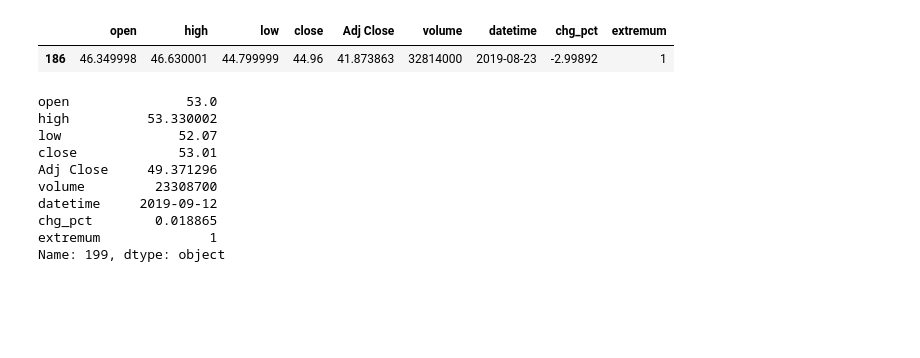
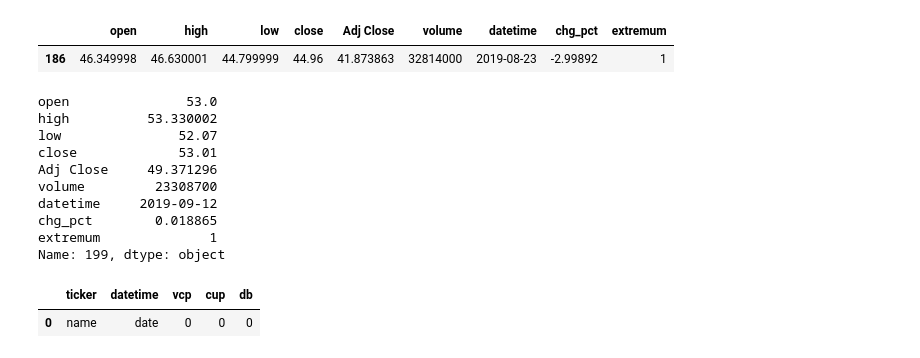
Before and after one commit to Rain1047/Short_Mid_Trend_Trading_System, a Jupyter notebook: strategy/strategy02_buy/vcp_pattern.ipynb, the cells around one changed output. Saved outputs shown, nothing was run; the diff lists cells and outputs as text; code cells hidden in the pictures; blank space fills up the shorter version.

```diff
--- a/strategy/strategy02_buy/vcp_pattern.ipynb
+++ b/strategy/strategy02_buy/vcp_pattern.ipynb
@@ -468,3 +468,10 @@ datetime     2019-09-12
 chg_pct        0.018865
 extremum              1
 Name: 199, dtype: object
+# %%
+import pandas as pd
+res = pd.DataFrame([['name','date',0,0,0]],columns=['ticker','datetime','vcp','cup','db'])
+res
+# %% [output]
+|  | ticker | datetime | vcp | cup | db |
+| 0 | name | date | 0 | 0 | 0 |
```
Also changed, not shown: 10 other files.
